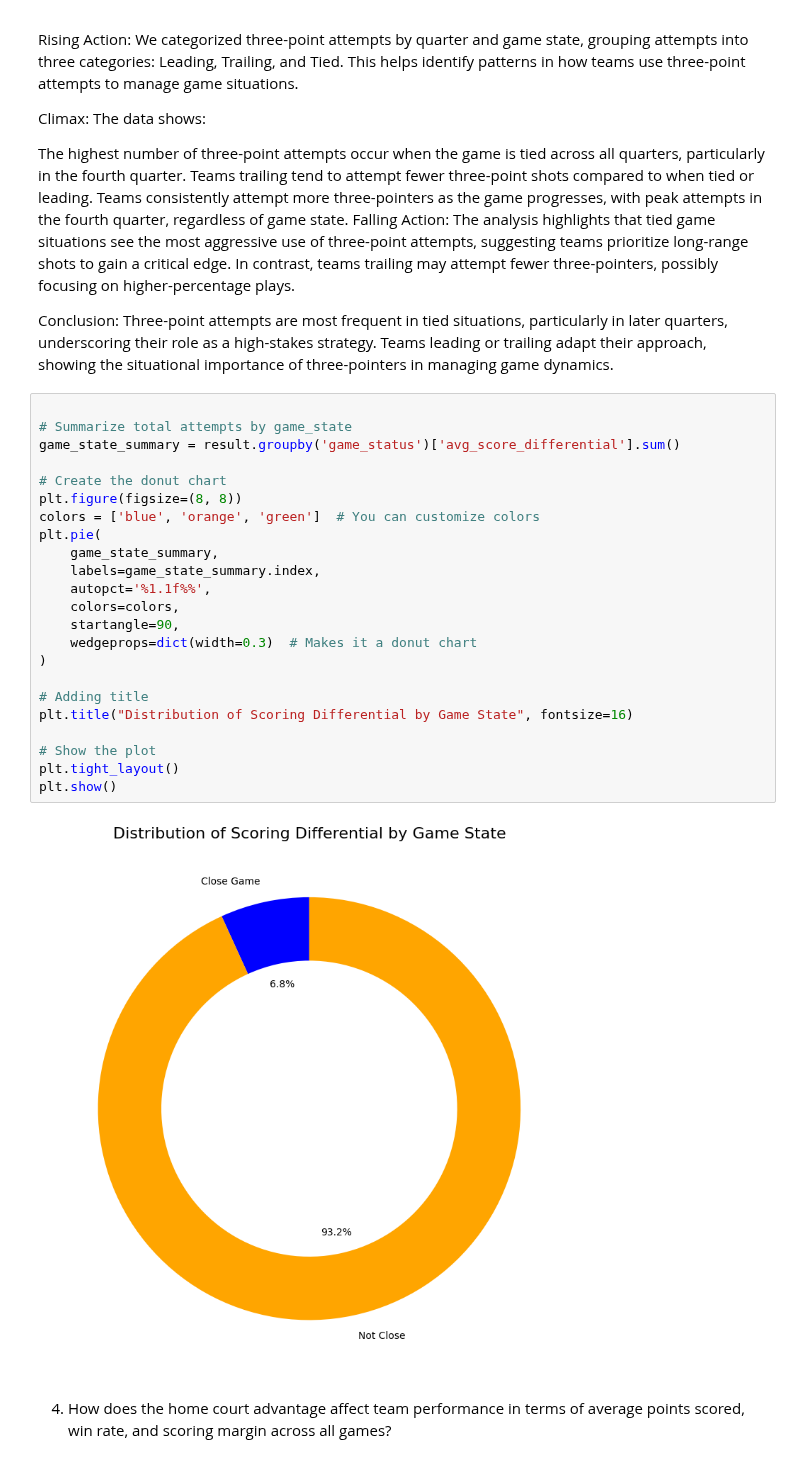
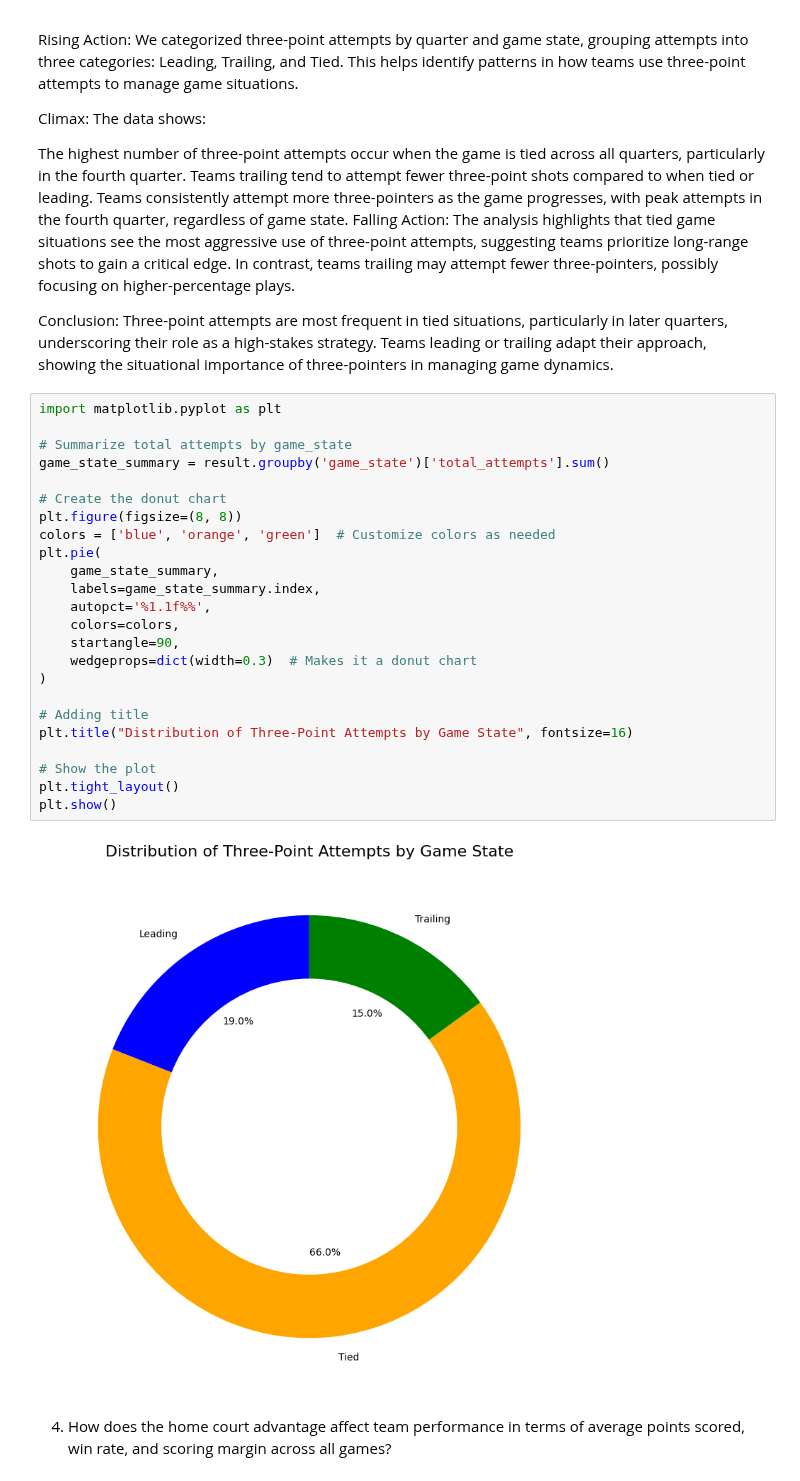
Before and after one commit to thezachdrake/UMD-INST627-Fall2024, a Jupyter notebook: nadvi_testing.ipynb, the cells around one changed output. Drawn from its saved outputs; the diff is of its cells as text.

```diff
--- a/nadvi_testing.ipynb
+++ b/nadvi_testing.ipynb
@@ -587,31 +587,32 @@ Teams consistently attempt more three-pointers as the game progresses, with peak
 Falling Action: The analysis highlights that tied game situations see the most aggressive use of three-point attempts, suggesting teams prioritize long-range shots to gain a critical edge. In contrast, teams trailing may attempt fewer three-pointers, possibly focusing on higher-percentage plays.
 
 Conclusion: Three-point attempts are most frequent in tied situations, particularly in later quarters, underscoring their role as a high-stakes strategy. Teams leading or trailing adapt their approach, showing the situational importance of three-pointers in managing game dynamics.
-# %%
-
-# Summarize total attempts by game_state
-game_state_summary = result.groupby('game_status')['avg_score_differential'].sum()
-
-# Create the donut chart
-plt.figure(figsize=(8, 8))
-colors = ['blue', 'orange', 'green']  # You can customize colors
-plt.pie(
-    game_state_summary,
-    labels=game_state_summary.index,
-    autopct='%1.1f%%',
-    colors=colors,
-    startangle=90,
-    wedgeprops=dict(width=0.3)  # Makes it a donut chart
-)
-
-# Adding title
-plt.title("Distribution of Scoring Differential by Game State", fontsize=16)
-
-# Show the plot
-plt.tight_layout()
-plt.show()
-# %% [output]
-[figure, removed]
+# %%
+import matplotlib.pyplot as plt
+
+# Summarize total attempts by game_state
+game_state_summary = result.groupby('game_state')['total_attempts'].sum()
+
+# Create the donut chart
+plt.figure(figsize=(8, 8))
+colors = ['blue', 'orange', 'green']  # Customize colors as needed
+plt.pie(
+    game_state_summary,
+    labels=game_state_summary.index,
+    autopct='%1.1f%%',
+    colors=colors,
+    startangle=90,
+    wedgeprops=dict(width=0.3)  # Makes it a donut chart
+)
+
+# Adding title
+plt.title("Distribution of Three-Point Attempts by Game State", fontsize=16)
+
+# Show the plot
+plt.tight_layout()
+plt.show()
+# %% [output]
+[figure, added]
 # %% [markdown]
 4. How does the home court advantage affect team performance in terms of average points scored, win rate, and scoring margin across all games?
 # %%
```
Also changed, not shown: parts of 2 cells of this notebook.
